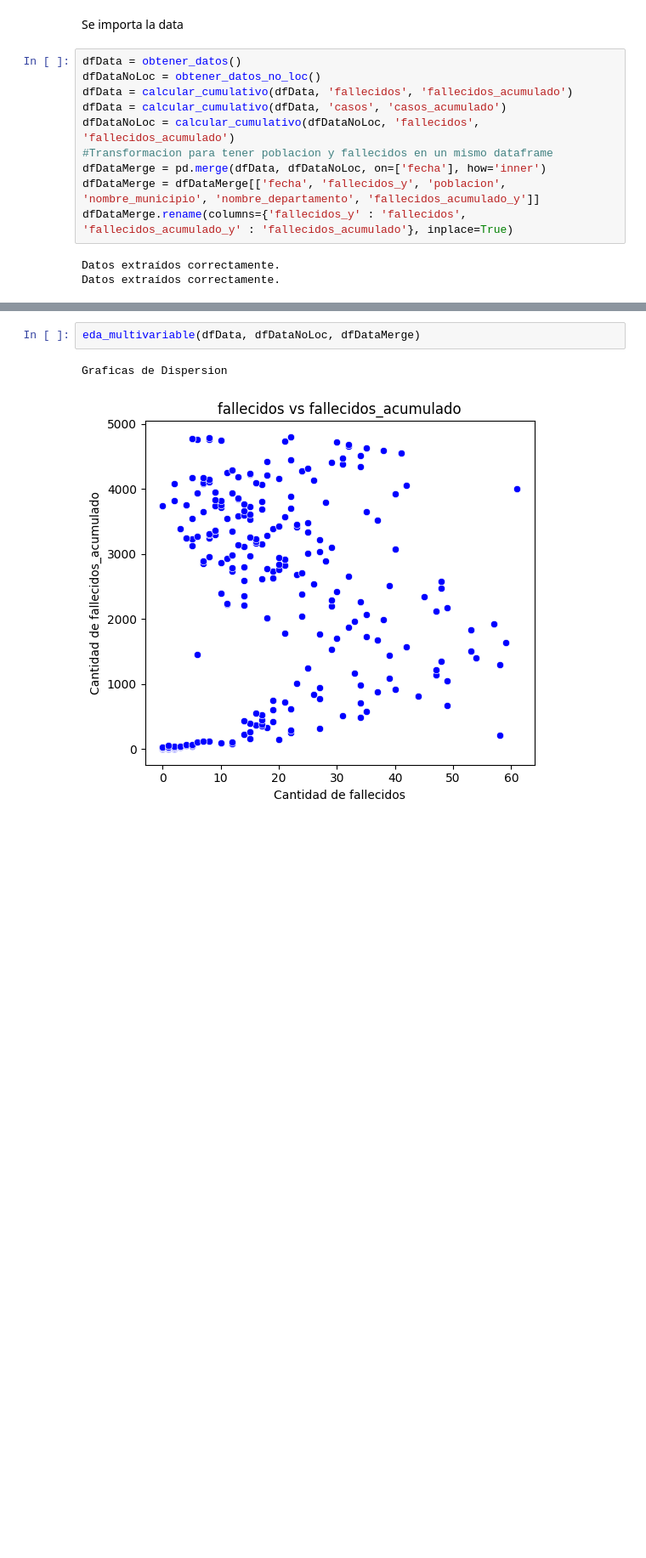
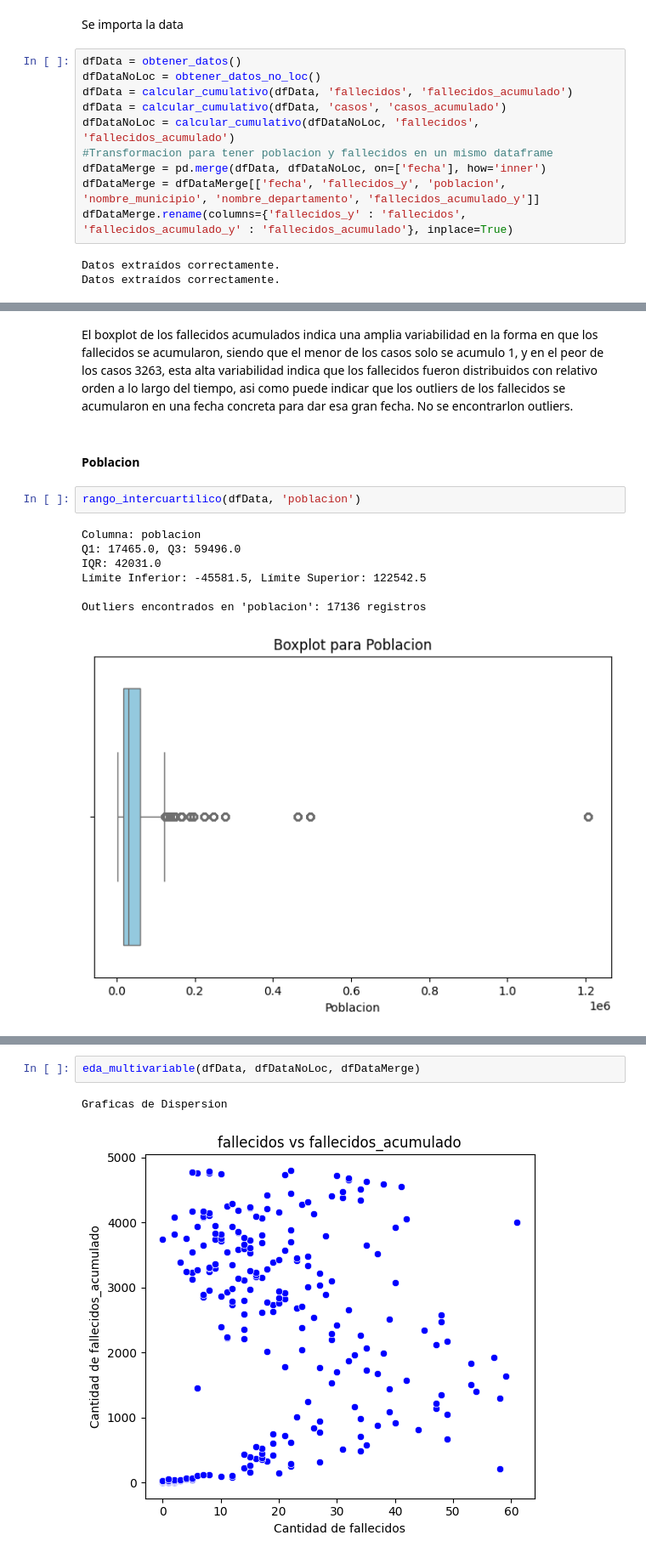
Before and after one commit to FernandoJRR/Practica1SS2, a Jupyter notebook: proyecto.ipynb, the cells around one changed output, grey strips where cells are left out. Shown at 85% size. Drawn from its saved outputs; the diff is of its cells as text; blank space fills up the shorter version.

```diff
--- a/proyecto.ipynb
+++ b/proyecto.ipynb
@@ -74,0 +121,15 @@ Outliers encontrados en 'poblacion': 17136 registros
+# %% [markdown]
+El boxplot de los fallecidos acumulados indica una amplia variabilidad en la forma en que los fallecidos se acumularon, siendo que el menor de los casos solo se acumulo 1, y en el peor de los casos 3263, esta alta variabilidad indica que los fallecidos fueron distribuidos con relativo orden a lo largo del tiempo, asi como puede indicar que los outliers de los fallecidos se acumularon en una fecha concreta para dar esa gran fecha.
+No se encontrarlon outliers.
+# %% [markdown]
+#### Poblacion
+# %%
+rango_intercuartilico(dfData, 'poblacion')
+# %% [output]
+Columna: poblacion
+Q1: 17465.0, Q3: 59496.0
+IQR: 42031.0
+Límite Inferior: -45581.5, Límite Superior: 122542.5
+
+Outliers encontrados en 'poblacion': 17136 registros
+[figure, added]
```
Also changed, not shown: parts of 33 cells of this notebook, 1 other file.
